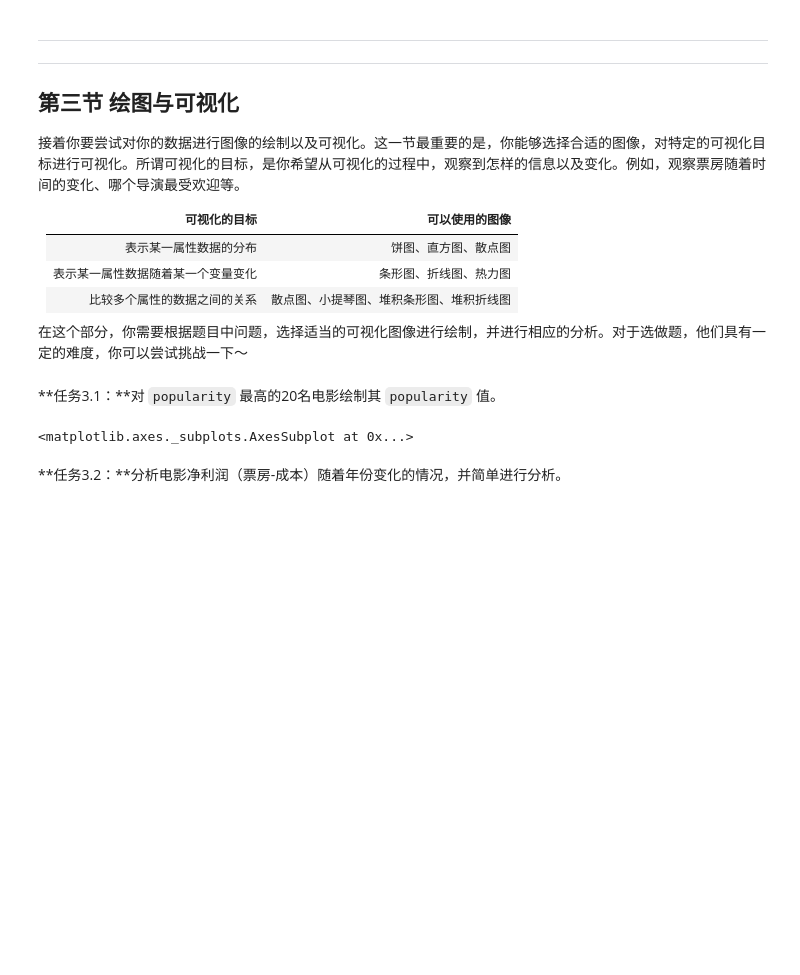
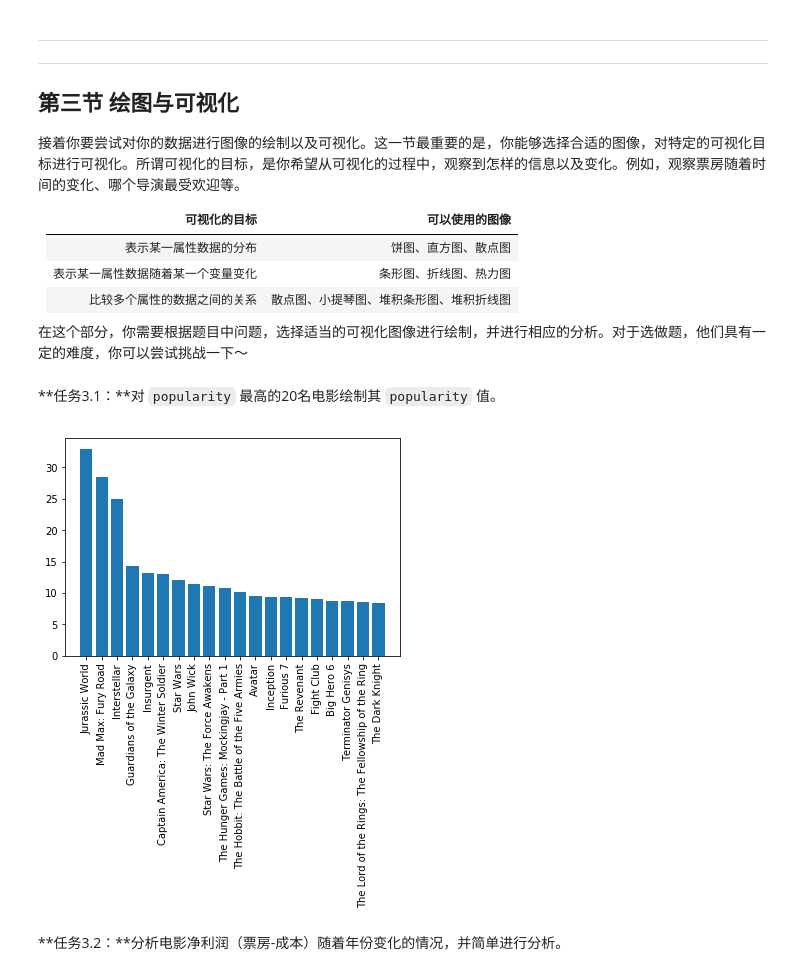
Before and after one commit to yiikai/AIPND_CN_P2_Explore_Movie_Dataset, a Jupyter notebook: Explore Movie Dataset.ipynb, the cells around one changed output. Cells and saved outputs as stored; diff of their text form; code cells hidden in the pictures; blank space fills up the shorter version.

```diff
--- a/Explore Movie Dataset.ipynb
+++ b/Explore Movie Dataset.ipynb
@@ -266,11 +266,16 @@ Name: popularity, Length: 5067, dtype: float64
 在这个部分，你需要根据题目中问题，选择适当的可视化图像进行绘制，并进行相应的分析。对于选做题，他们具有一定的难度，你可以尝试挑战一下～
 # %% [markdown]
 **任务3.1：**对 `popularity` 最高的20名电影绘制其 `popularity` 值。
-# %%
-base_color = sb.color_palette()[0]
-
-sb.countplot(data=movie_data,x="original_title",color=base_color)
-# %% [output]
-<matplotlib.axes._subplots.AxesSubplot at 0x...>
+# %%
+base_color = sb.color_palette()[0]
+pop_data = movie_data['popularity'].sort_values(ascending=False)[0:20]
+index = pop_data.index
+newdata = movie_data.iloc[index]
+movie_name = newdata['original_title']
+
+plt.bar(range(len(movie_name)), pop_data,color=base_color,tick_label=movie_name);
+plt.xticks(rotation=90);
+# %% [output]
+[figure, added]
 # %% [markdown]
 **任务3.2：**分析电影净利润（票房-成本）随着年份变化的情况，并简单进行分析。
```
Also changed, not shown: parts of 1 cell of this notebook, 2 other files.
